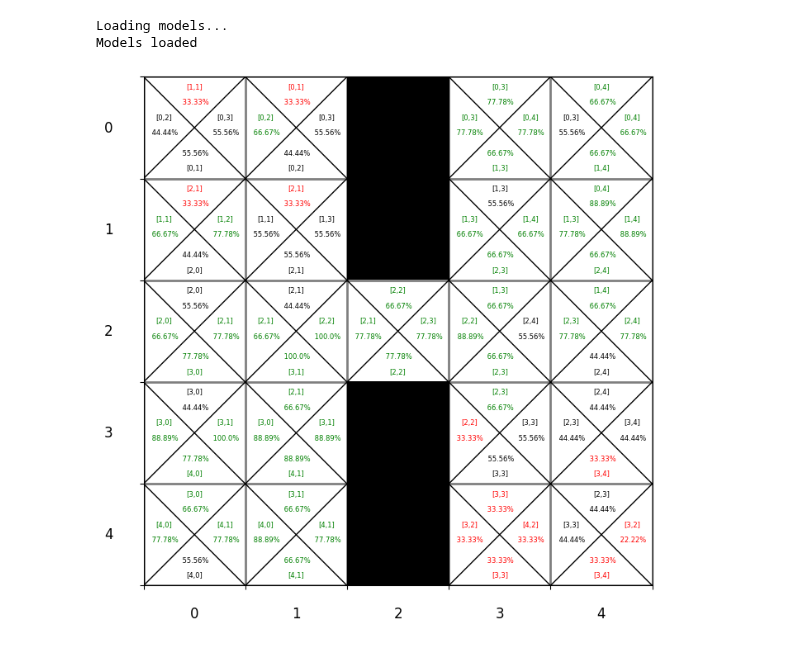
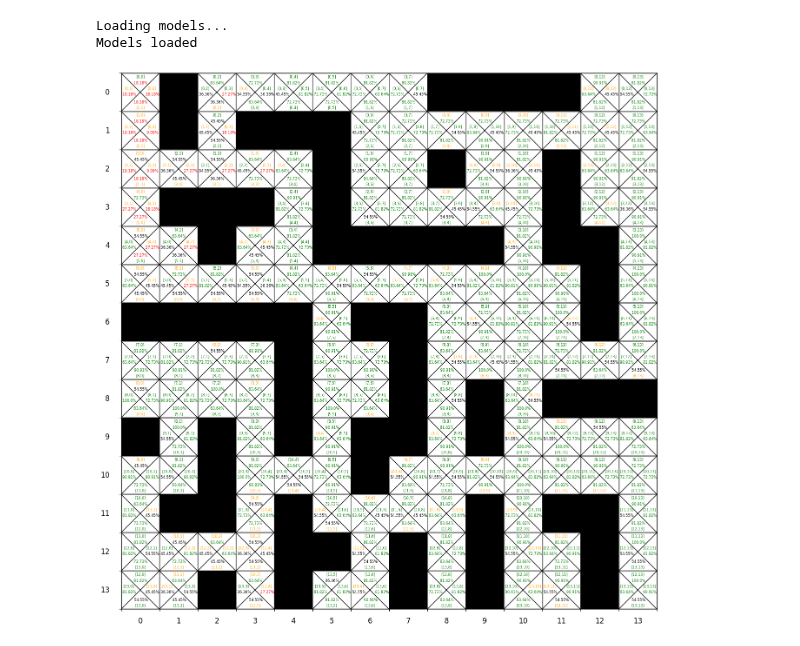
Before and after one commit to salvalago23/TFG_Salvador_Perez_GR, a Jupyter notebook: src2/1_2_Trials.ipynb, the cells around one changed output. Drawn from its saved outputs; the diff is of its cells as text; code cells hidden in the pictures.

```diff
--- a/src2/1_2_Trials.ipynb
+++ b/src2/1_2_Trials.ipynb
@@ -185,6 +0,0 @@ def probMapper(grid, shape, n_models):
-# %%
-probMapper(maze5x5, "5x5", 9)
-# %% [output]
-Loading models...
-Models loaded
-[figure, removed]
@@ -190,0 +7,6 @@ Models loaded
+# %%
+probMapper(maze14x14_withX, 11, higher_threshold=50.0)
+# %% [output]
+Loading models...
+Models loaded
+[figure, added]
```
Also changed, not shown: parts of 2 cells of this notebook, 21 other files.
